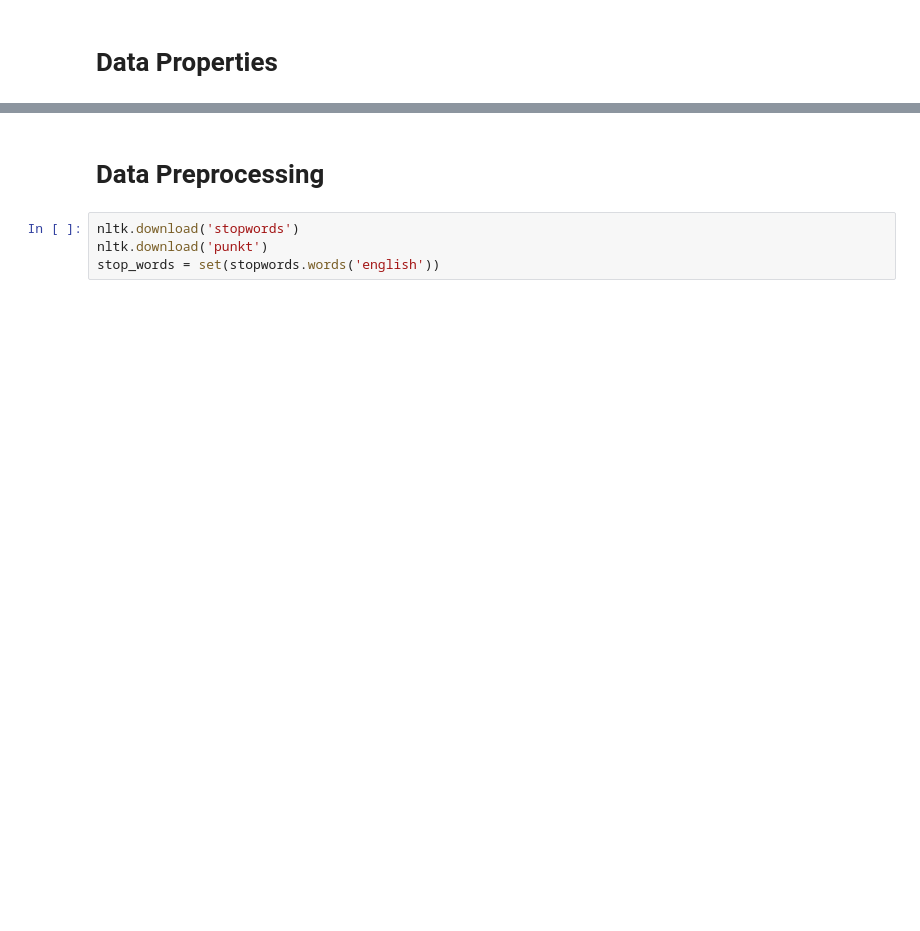
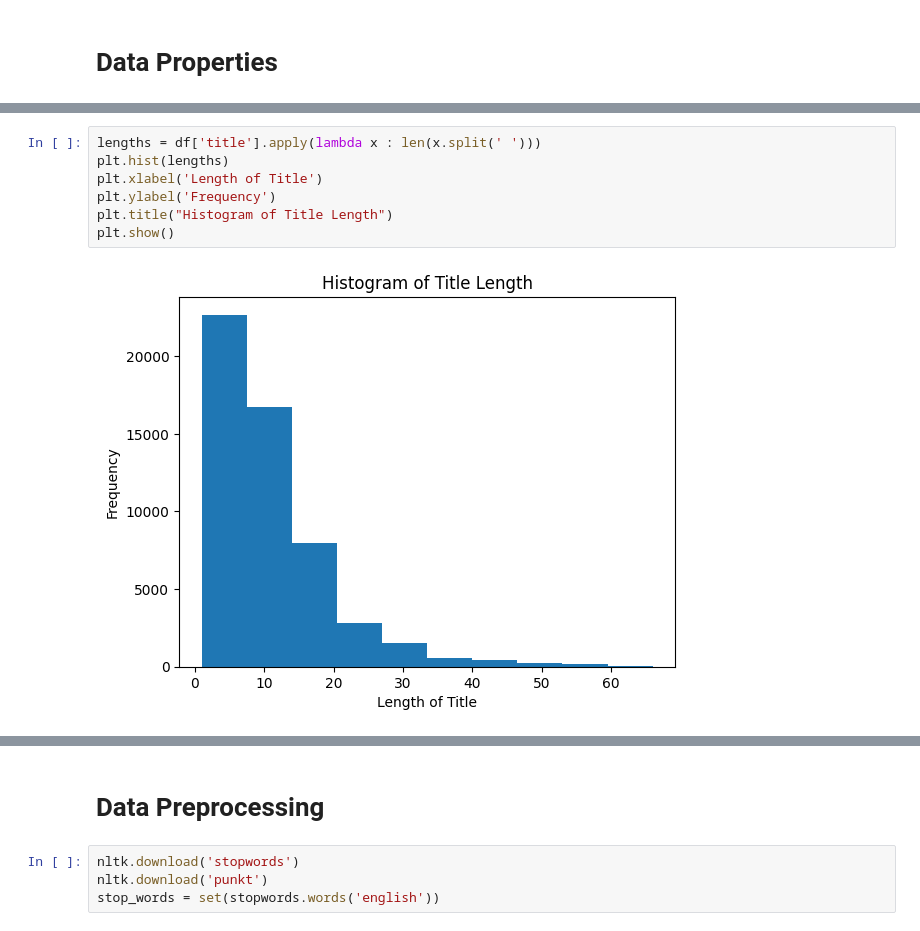
Before and after one commit to SebastianDixon/WSB_Quant, a Jupyter notebook: Reddit_WSB_Posts_Sentiment_Analysis.ipynb, the cells around one changed output, grey strips where cells are left out. Drawn from its saved outputs; the diff is of its cells as text; blank space fills up the shorter version.

```diff
--- a/Reddit_WSB_Posts_Sentiment_Analysis.ipynb
+++ b/Reddit_WSB_Posts_Sentiment_Analysis.ipynb
@@ -37,0 +41,9 @@ plt.show()
+# %%
+lengths = df['title'].apply(lambda x : len(x.split(' ')))
+plt.hist(lengths)
+plt.xlabel('Length of Title')
+plt.ylabel('Frequency')
+plt.title("Histogram of Title Length")
+plt.show()
+# %% [output]
+[figure, added]
```
Also changed, not shown: parts of 18 cells of this notebook.
